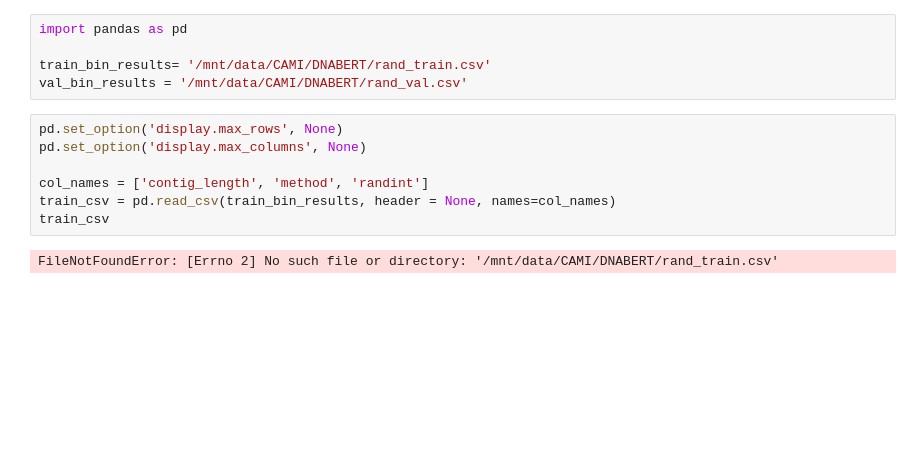
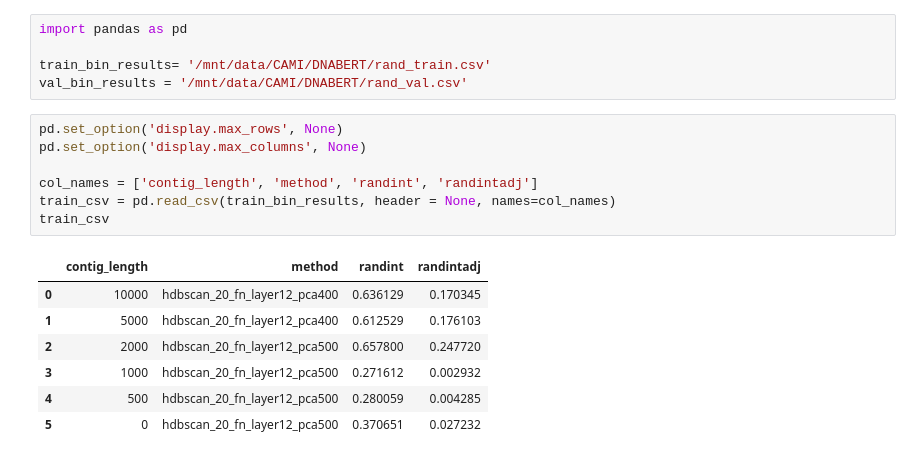
Before and after one commit to ninashenker/deepbin, a Jupyter notebook: clusters_to_bins.ipynb, the cells around one changed output. Saved outputs shown, nothing was run; the diff lists cells and outputs as text; blank space fills up the shorter version.

```diff
--- a/clusters_to_bins.ipynb
+++ b/clusters_to_bins.ipynb
@@ -3,13 +3,19 @@ import pandas as pd
 
 train_bin_results= '/mnt/data/CAMI/DNABERT/rand_train.csv'
 val_bin_results = '/mnt/data/CAMI/DNABERT/rand_val.csv'
-# %%
-pd.set_option('display.max_rows', None)
-pd.set_option('display.max_columns', None)
-
-col_names = ['contig_length', 'method', 'randint']
-train_csv = pd.read_csv(train_bin_results, header = None, names=col_names)
-train_csv
-# %% [output]
-FileNotFoundError: [Errno 2] No such file or directory: '/mnt/data/CAMI/DNABERT/rand_train.csv'
+# %%
+pd.set_option('display.max_rows', None)
+pd.set_option('display.max_columns', None)
+
+col_names = ['contig_length', 'method', 'randint', 'randintadj']
+train_csv = pd.read_csv(train_bin_results, header = None, names=col_names)
+train_csv
+# %% [output]
+|  | contig_length | method | randint | randintadj |
+| 0 | 10000 | hdbscan_20_fn_layer12_pca400 | 0.636129 | 0.170345 |
+| 1 | 5000 | hdbscan_20_fn_layer12_pca400 | 0.612529 | 0.176103 |
+| 2 | 2000 | hdbscan_20_fn_layer12_pca500 | 0.657800 | 0.247720 |
+| 3 | 1000 | hdbscan_20_fn_layer12_pca500 | 0.271612 | 0.002932 |
+| 4 | 500 | hdbscan_20_fn_layer12_pca500 | 0.280059 | 0.004285 |
+| 5 | 0 | hdbscan_20_fn_layer12_pca500 | 0.370651 | 0.027232 |
 # %%
```
Also changed, not shown: parts of 5 cells of this notebook, 1 other file.
